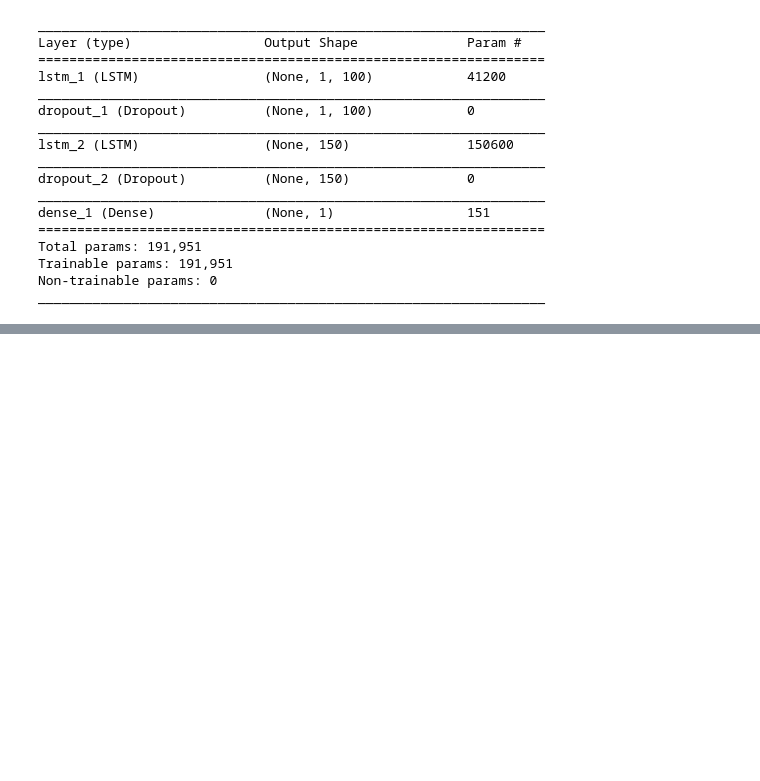
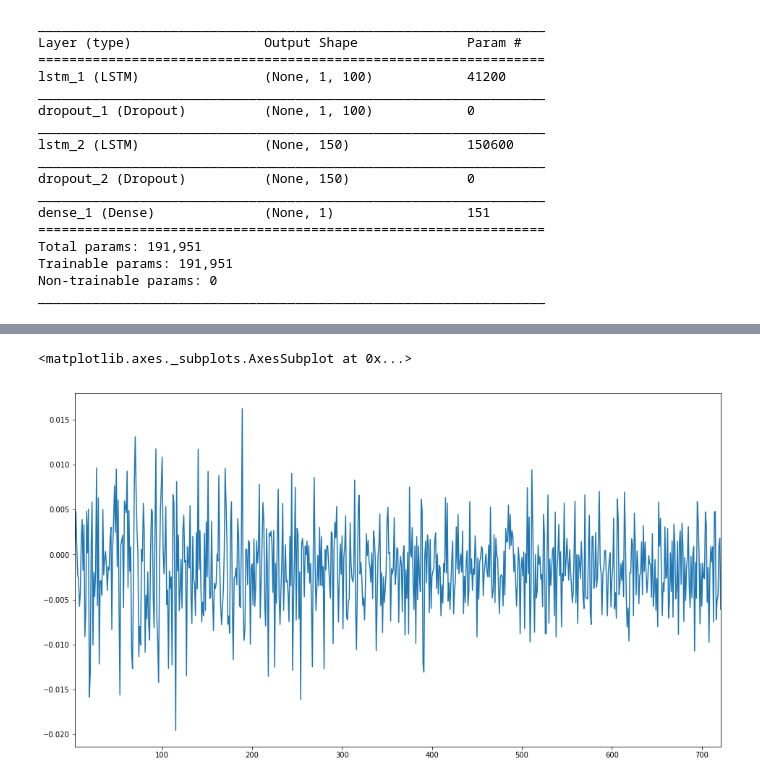
Before and after one commit to Robak23/forex_deep, a Jupyter notebook: 1/lstmWithMovingAverage.ipynb, the cells around one changed output, grey strips where cells are left out. Drawn from its saved outputs; the diff is of its cells as text; code cells hidden in the pictures; blank space fills up the shorter version.

```diff
--- a/1/lstmWithMovingAverage.ipynb
+++ b/1/lstmWithMovingAverage.ipynb
@@ -198,0 +216,5 @@ r_sq
+# %%
+reverse_df['real_value'] = reverse_df.real_MA*5 - (reverse_df.test_step_val + reverse_df['test_step-1'] + reverse_df['test_step-2'] + reverse_df['test_step-3'])
+# %%
+reverse_df['predicted_close_ret'] = reverse_df['predicted_value'].apply(logit,mean=mean,std=std)
+reverse_df['real_close_ret'] = reverse_df['real_value'].apply(logit,mean=mean,std=std)
@@ -198,0 +242,4 @@ r_sq
+# %%
+pred_close_change = reverse_df['predicted_close_ret']
+# %%
+pred_close_change.dropna(inplace=True)
@@ -198,0 +253,6 @@ r_sq
+# %%
+pred_close_change.plot(figsize=(16,9))
+#real_close_change.plot()
+# %% [output]
+<matplotlib.axes._subplots.AxesSubplot at 0x...>
+[figure, added]
```
Also changed, not shown: parts of 20 cells of this notebook.
